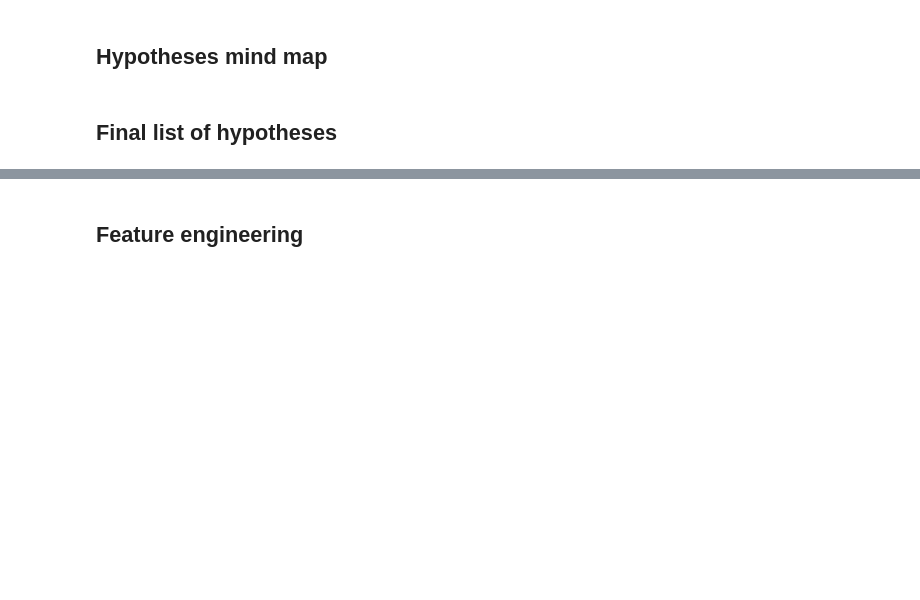
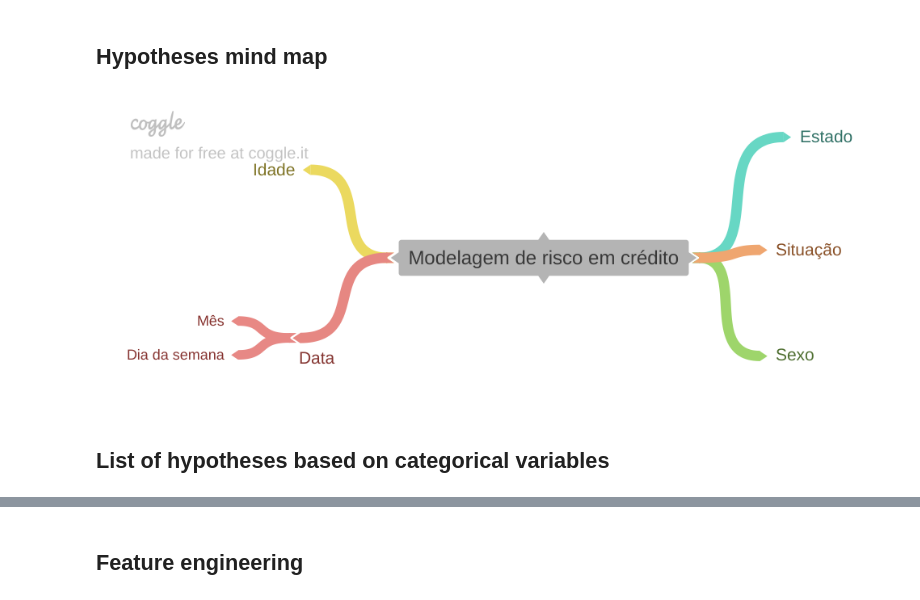
Before and after one commit to Edu-p/granting-of-credit, a Jupyter notebook: modelagem_risco_em_credito.ipynb, the cells around one changed output, grey strips where cells are left out. Saved outputs shown, nothing was run; the diff lists cells and outputs as text; code cells hidden in the pictures; blank space fills up the shorter version.

```diff
--- a/modelagem_risco_em_credito.ipynb
+++ b/modelagem_risco_em_credito.ipynb
@@ -515,4 +544,8 @@ sns.histplot( x='SITUACAO' , y='TARGET' , data=cat_attributes )
 # %% [markdown]
 ## Hypotheses mind map
+# %%
+Image( '/home/eduardo/Desktop/DS/granting-of-credit/images/Modelagem_de_risco_em_credito.png' )
+# %% [output]
+[figure, added]
 # %% [markdown]
-## Final list of hypotheses
+## List of hypotheses based on categorical variables
```
Also changed, not shown: parts of 18 cells of this notebook.
